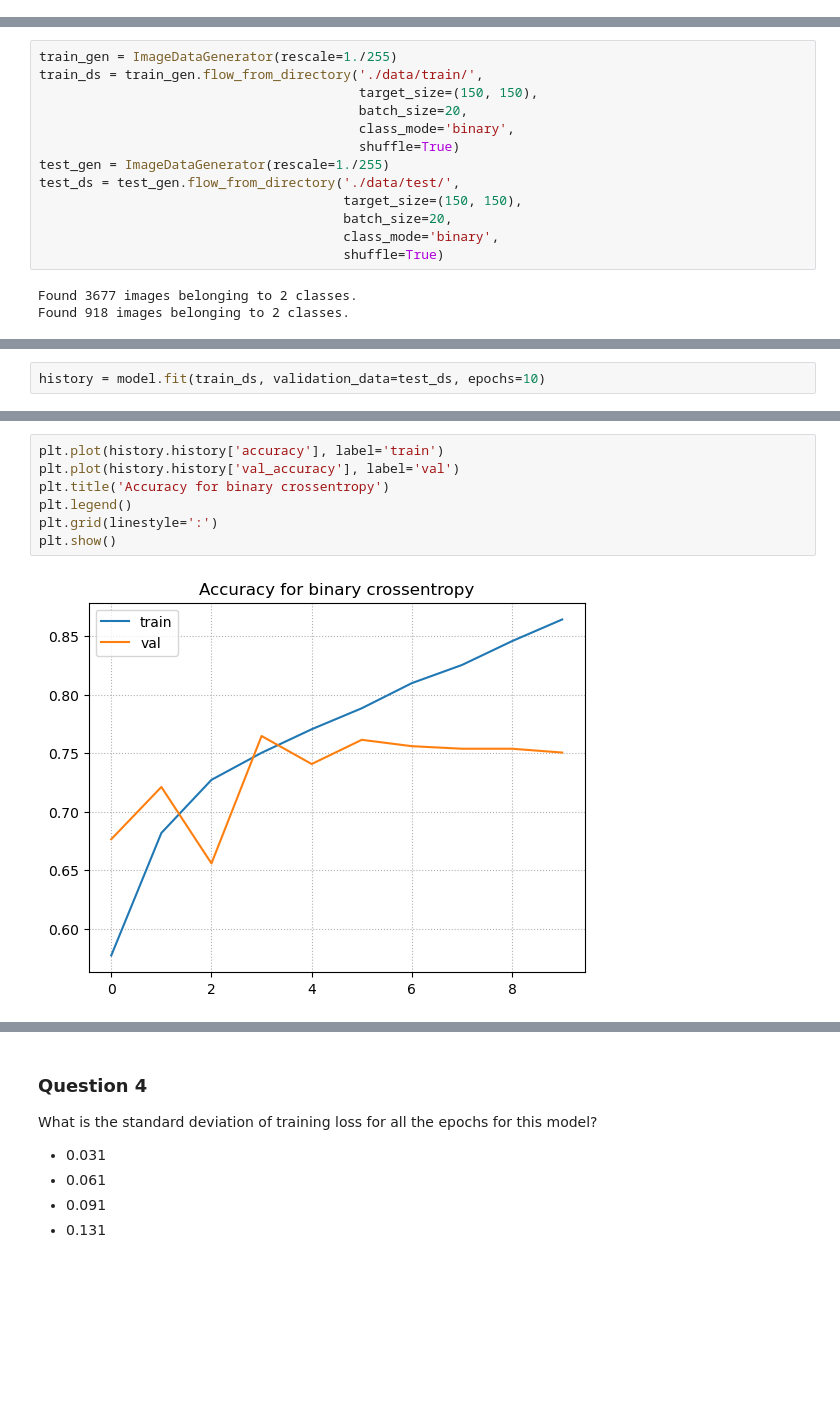
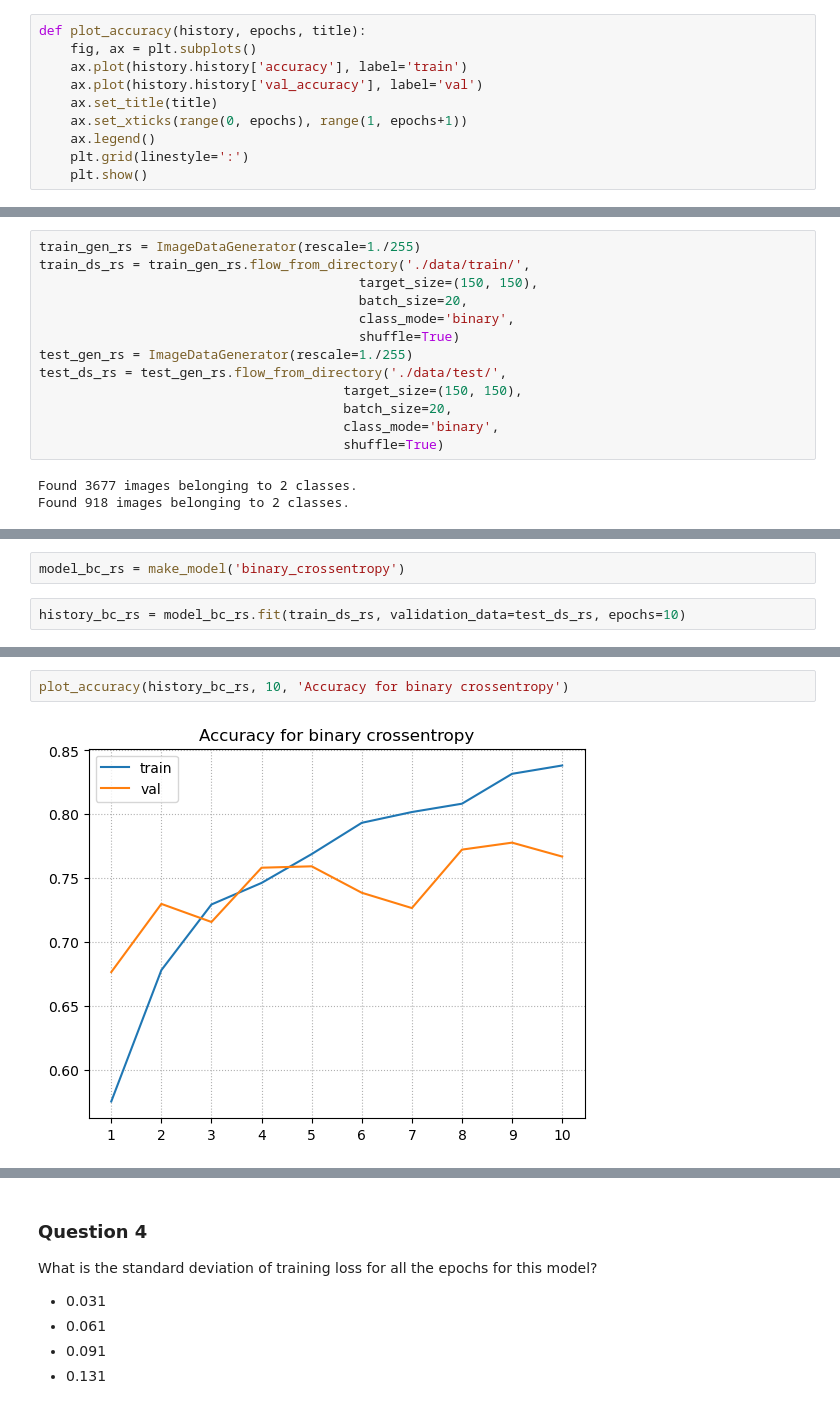
Before and after one commit to capac/ml-zoomcamp, a Jupyter notebook: 2023/homework/08/homework_08.ipynb, the cells around one changed output, grey strips where cells are left out. Drawn from its saved outputs; the diff is of its cells as text; blank space fills up the shorter version.

```diff
--- a/2023/homework/08/homework_08.ipynb
+++ b/2023/homework/08/homework_08.ipynb
@@ -159,0 +154,10 @@ plt.show()
+# %%
+def plot_accuracy(history, epochs, title):
+    fig, ax = plt.subplots()
+    ax.plot(history.history['accuracy'], label='train')
+    ax.plot(history.history['val_accuracy'], label='val')
+    ax.set_title(title)
+    ax.set_xticks(range(0, epochs), range(1, epochs+1))
+    ax.legend()
+    plt.grid(linestyle=':')
+    plt.show()
@@ -367,14 +321,14 @@ What is the median of training accuracy for all the epochs for this model?
 * 0.60
 * 0.80
 # %%
-train_gen = ImageDataGenerator(rescale=1./255)
-train_ds = train_gen.flow_from_directory('./data/train/',
+train_gen_rs = ImageDataGenerator(rescale=1./255)
+train_ds_rs = train_gen_rs.flow_from_directory('./data/train/',
                                          target_size=(150, 150),
                                          batch_size=20,
                                          class_mode='binary',
                                          shuffle=True)
-test_gen = ImageDataGenerator(rescale=1./255)
-test_ds = test_gen.flow_from_directory('./data/test/',
+test_gen_rs = ImageDataGenerator(rescale=1./255)
+test_ds_rs = test_gen_rs.flow_from_directory('./data/test/',
                                        target_size=(150, 150),
                                        batch_size=20,
                                        class_mode='binary',
@@ -400,4 +339,6 @@ model.compile(optimizer = SGD(learning_rate=learning_rate, momentum=momentum),
+# %%
+model_bc_rs = make_model('binary_crossentropy')
 # %%
-history = model.fit(train_ds, validation_data=test_ds, epochs=10)
+history_bc_rs = model_bc_rs.fit(train_ds_rs, validation_data=test_ds_rs, epochs=10)
 # %% [output]
 Epoch 1/10
@@ -423,10 +364,5 @@ Epoch 10/10
 # %%
-plt.plot(history.history['accuracy'], label='train')
-plt.plot(history.history['val_accuracy'], label='val')
-plt.title('Accuracy for binary crossentropy')
-plt.legend()
-plt.grid(linestyle=':')
-plt.show()
+plot_accuracy(history_bc_rs, 10, 'Accuracy for binary crossentropy')
 # %% [output]
-[figure, old version]
+[figure, new version]
 # %%
```
Also changed, not shown: parts of 33 cells of this notebook.
